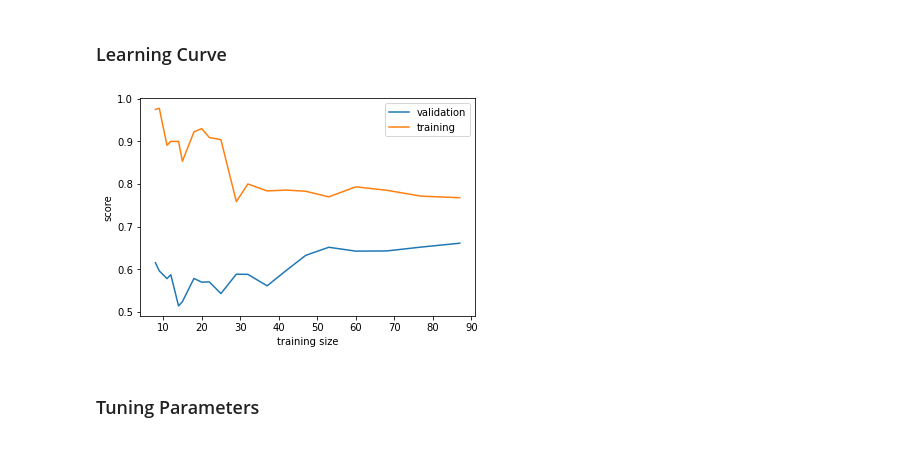
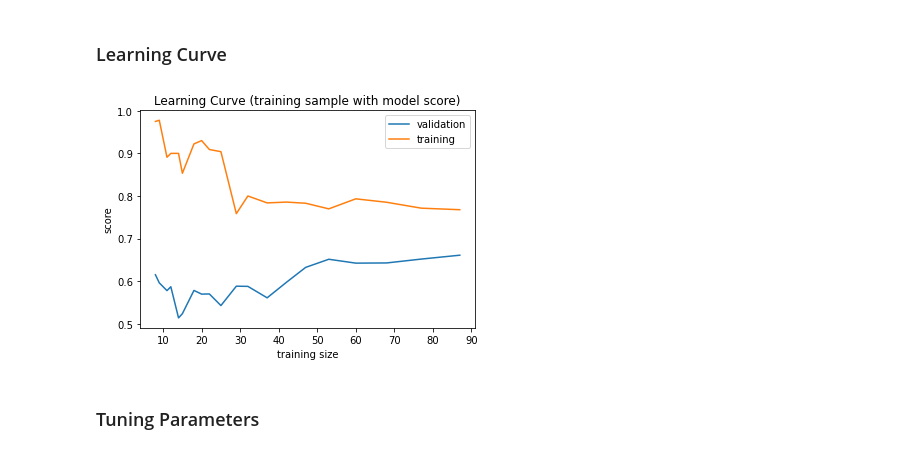
Before and after one commit to KisanThapa/ProjectCS638-Applied-Machine-Learning, a Jupyter notebook: model.ipynb, the cells around one changed output. Saved outputs shown, nothing was run; the diff lists cells and outputs as text; code cells hidden in the pictures.

Commit message:
Titles of the graphs

```diff
--- a/model.ipynb
+++ b/model.ipynb
@@ -175,12 +175,14 @@ train_sizes, train_scores, validation_scores = learning_curve(
 # %%
 plt.plot(train_sizes, validation_scores.mean(axis=1), label='validation')
 plt.plot(train_sizes, train_scores.mean(axis=1), label='training')
+
+plt.title("Learning Curve (training sample with model score)")
 plt.xlabel('training size')
 plt.ylabel('score')
 plt.legend()
 plt.show()
 # %% [output]
-[figure, old version]
+[figure, new version]
 # %% [markdown]
 ### Tuning Parameters
 # %%
```
Also changed, not shown: parts of 14 cells of this notebook.
